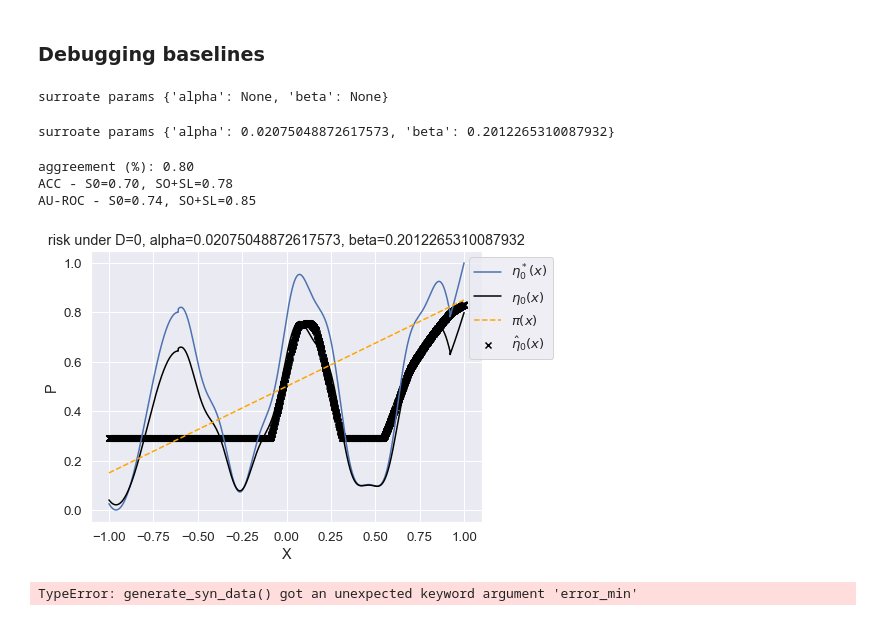
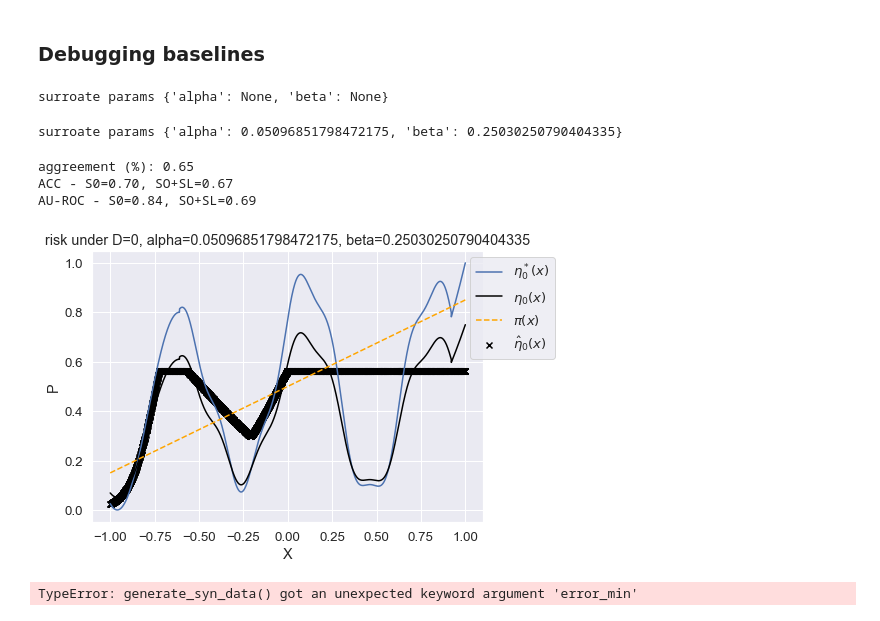
Before and after one commit to lguerdan/counterfactual-decision-support, a Jupyter notebook: experiments.ipynb, the cells around one changed output. Saved outputs shown, nothing was run; the diff lists cells and outputs as text; code cells hidden in the pictures.

```diff
--- a/experiments.ipynb
+++ b/experiments.ipynb
@@ -442,10 +445,10 @@ expdf, error_params = generate_syn_data(
     y0_pdf=Y0_PDF,
     y1_pdf=Y1_PDF,
     pi_pdf=PI_PDF,
-    alpha_min=0.02,
-    alpha_max=0.021,
-    beta_min=0.2,
-    beta_max=0.21,
+    alpha_min=0.05,
+    alpha_max=0.051,
+    beta_min=0.25,
+    beta_max=0.251,
     shuffle=True
 )
 
@@ -469,46 +472,46 @@ params2 = {
     'beta': error_params[f'beta_{do}'][0]
 }
 
-co = run_baseline(expdf, baseline1, do, params1, n_epochs=40, train_ratio=.7)
-cosl = run_baseline(expdf, baseline2, do, params2, n_epochs=40, train_ratio=.7)
+co = run_baseline(expdf, baseline1, do, params1, n_epochs=20, train_ratio=.7)
+cosl = run_baseline(expdf, baseline2, do, params2, n_epochs=20, train_ratio=.7)
 # %% [output]
 surroate params {'alpha': None, 'beta': None}
-surroate params {'alpha': 0.02075048872617573, 'beta': 0.2012265310087932}
+surroate params {'alpha': 0.05096851798472175, 'beta': 0.25030250790404335}
 # %%
 agreement = [(co['py_hat'] > .5) == (cosl['py_hat'] > .5)][0].mean()
 print(f'aggreement (%): {agreement.mean():.2f}')
 print(f"ACC - S0={co['ACC']:.2f}, SO+SL={cosl['ACC']:.2f}")
 print(f"AU-ROC - S0={co['AU-ROC']:.2f}, SO+SL={cosl['AU-ROC']:.2f}")
 # %% [output]
-aggreement (%): 0.80
-ACC - S0=0.70, SO+SL=0.78
-AU-ROC - S0=0.74, SO+SL=0.85
+aggreement (%): 0.65
+ACC - S0=0.70, SO+SL=0.67
+AU-ROC - S0=0.84, SO+SL=0.69
 # %%
 Y0_PDF = 'piecewise_sinusoid'
 Y1_PDF = 'low_base_rate_sinusoid'
 PI_PDF = 'linear'
 do=0
 
 expdf, _ = generate_syn_data(
     NS=10000,
     K=1,
     y0_pdf=Y0_PDF,
     y1_pdf=Y1_PDF,
     pi_pdf=PI_PDF,
 )
 debug_info = {
-    'val_x': co['x'].squeeze(),
-    'val_py': co['py_hat'].squeeze()
+    'val_x': cosl['x'].squeeze(),
+    'val_py': cosl['py_hat'].squeeze()
 }
 # debug_info = {
 #     'val_x': x,
 #     'val_py': py_hat
 # }
 sns.set(font_scale=1.2)
 viz_ccpe_estimates(expdf, debug_info, error_params[f'alpha_{do}'][0],
                    error_params[f'beta_{do}'][0], do, Y0_PDF, Y1_PDF, PI_PDF)
 # %% [output]
-[figure, old version]
+[figure, new version]
 # %%
 expdf, error_params = generate_syn_data(
     NS=10000,
```
Also changed, not shown: parts of 6 cells of this notebook, 2 other files.
